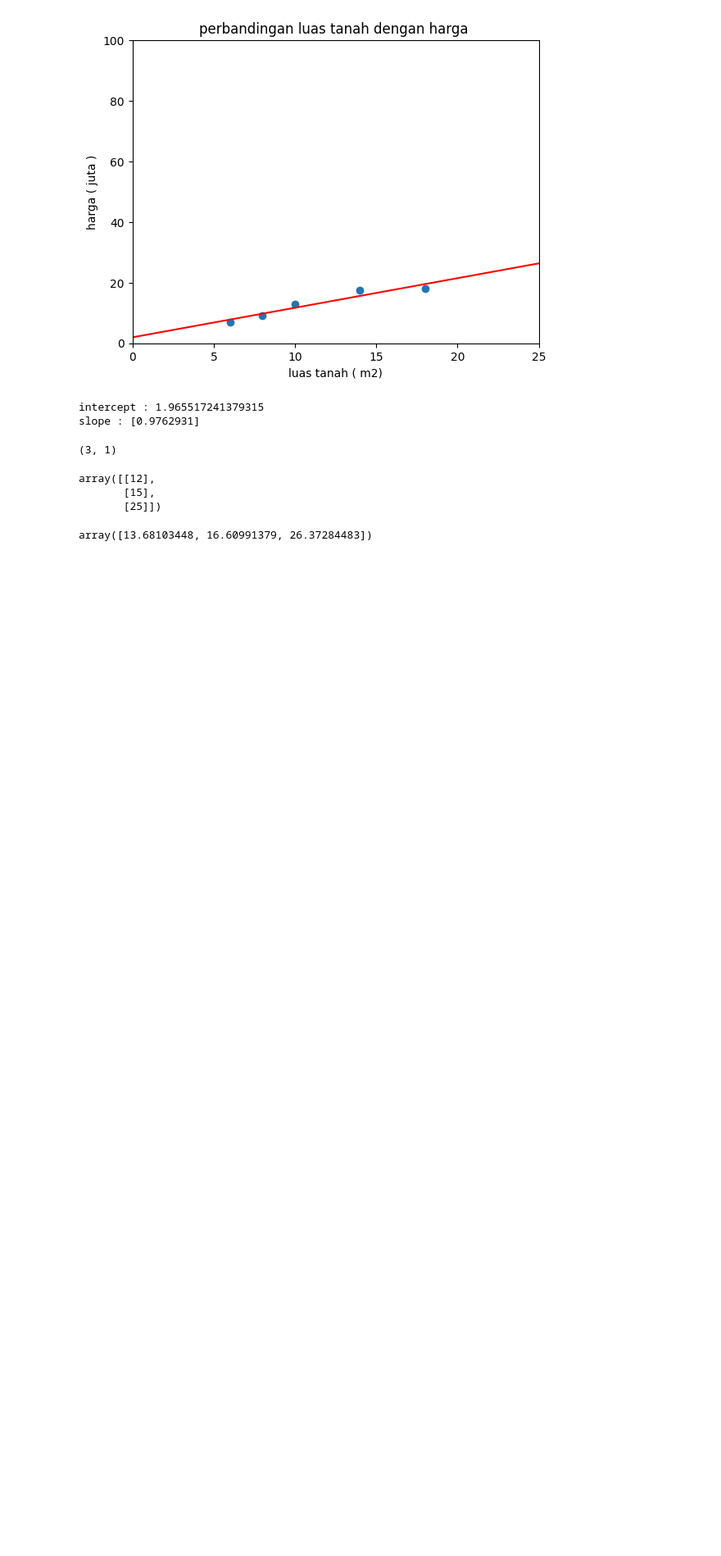
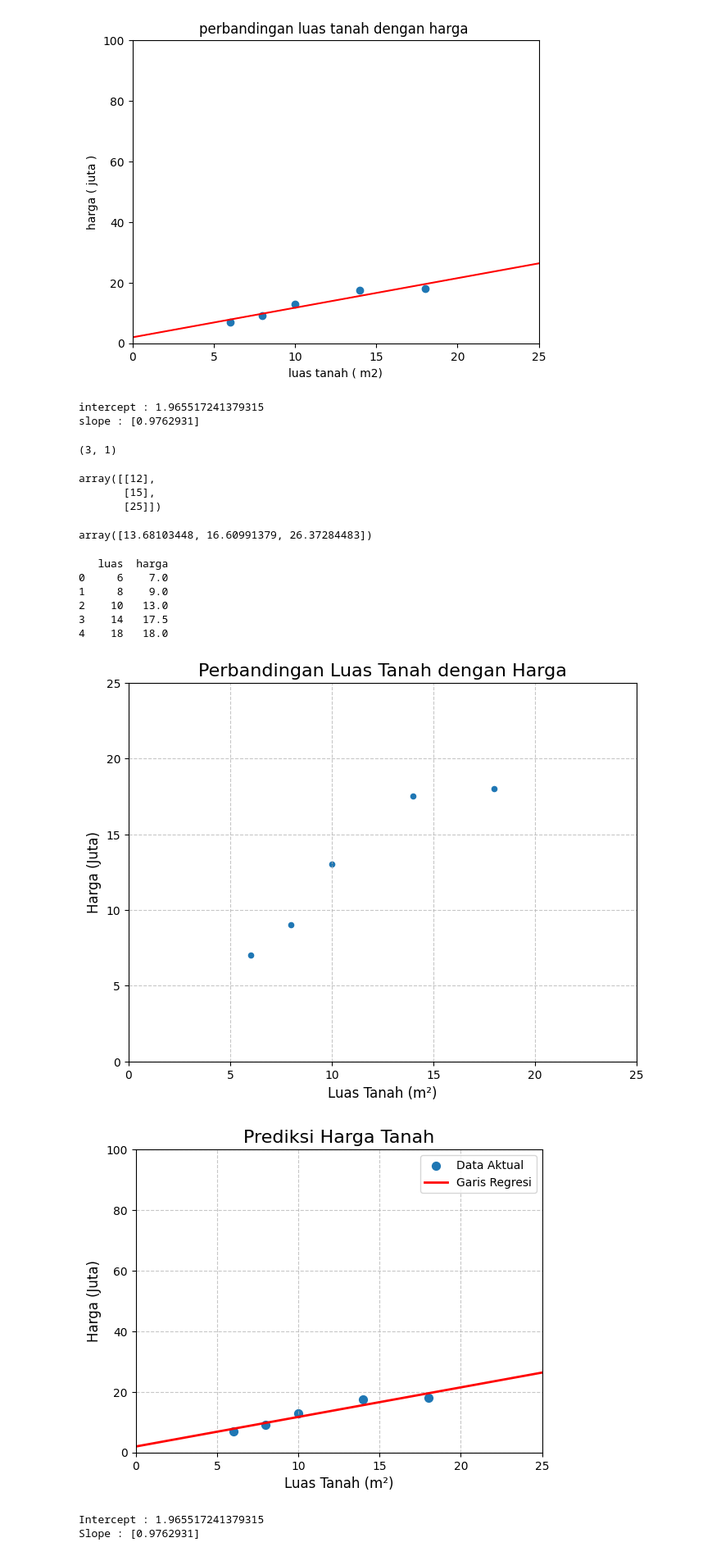
Before and after one commit to MUHAMMADFAWWAZWIYOGA/DIF2130_A_25_2311532019, a Jupyter notebook: Pratikum1/SimpleLinearRegression.ipynb, the cells around one changed output. Shown at 82% size. Cells and saved outputs as stored; diff of their text form; code cells hidden in the pictures; blank space fills up the shorter version.

```diff
--- a/Pratikum1/SimpleLinearRegression.ipynb
+++ b/Pratikum1/SimpleLinearRegression.ipynb
@@ -93,6 +131,72 @@ harga_prediksi = model.predict(luas_tanah)
 harga_prediksi
 # %% [output]
 array([13.68103448, 16.60991379, 26.37284483])
+# %%
+# prompt: kode ditas buat lebih menarik dan interatif untuk mengeluarkan harga prediksi
+
+import pandas as pd
+import matplotlib.pyplot as plt
+import numpy as np
+from sklearn.linear_model import LinearRegression
+
+# Data
+data = { 'luas' : [ 6,8,10,14,18],
+        'harga' : [ 7 , 9 ,13,17.5,18]}
+
+df = pd.DataFrame (data)
+print (df)
+
+# Plot
+df.plot ( kind= 'scatter' , x='luas', y='harga', figsize=(8,6)) # Increased figure size
+plt.title ( 'Perbandingan Luas Tanah dengan Harga', fontsize=16) # Increased fontsize for title
+plt.xlabel ( 'Luas Tanah (m²)', fontsize=12) # Increased fontsize for labels
+plt.ylabel ( 'Harga (Juta)', fontsize=12)
+plt.xlim ( 0,25)
+plt.ylim ( 0,25)
+plt.grid ( True, linestyle='--', alpha=0.7) # Added alpha for better visibility
+plt.show ()
+
+
+X = np.array(df['luas']).reshape(-1,1) #Reshape directly
+y = np.array(df['harga'])
+
+# Model Training
+model = LinearRegression()
+model.fit(X,y)
+
+# Visualization
+X_vis = np.array([0,25]).reshape(-1,1)
+y_vis = model.predict(X_vis)
+plt.scatter ( X,y, label='Data Aktual', s=50) # Added label and increased marker size
+plt.plot(X_vis, y_vis, color='red', linewidth=2, label='Garis Regresi') # Increased linewidth
+plt.title ( 'Prediksi Harga Tanah', fontsize=16)
+plt.xlabel ( 'Luas Tanah (m²)', fontsize=12)
+plt.ylabel ( 'Harga (Juta)', fontsize=12)
+plt.xlim ( 0,25)
+plt.ylim ( 0,100)
+plt.grid ( True, linestyle='--', alpha=0.7)
+plt.legend() # Showing legends
+plt.show()
+
+print (f'Intercept : {model.intercept_}')
+print ( f'Slope : {model.coef_}' )
+
+# Interactive Prediction
+luas_tanah = int(input("Masukkan luas tanah (m²): "))
+luas_tanah = np.array([luas_tanah]).reshape(-1,1)
+harga_prediksi = model.predict(luas_tanah)[0]
+print(f"\nPrediksi harga tanah dengan luas {luas_tanah[0][0]} m² adalah: Rp {harga_prediksi:.2f} Juta")
+# %% [output]
+   luas  harga
+0     6    7.0
+1     8    9.0
+2    10   13.0
+3    14   17.5
+4    18   18.0
+[figure, added]
+[figure, added]
+Intercept : 1.965517241379315
+Slope : [0.9762931]
 # %%
 X_train = np.array ( [6, 8 ,10 , 14,18 ]).reshape(-1,1)
 y_train = np.array ( [7 ,9 ,13 , 17.5,18])
```
Also changed, not shown: parts of 11 cells of this notebook.
